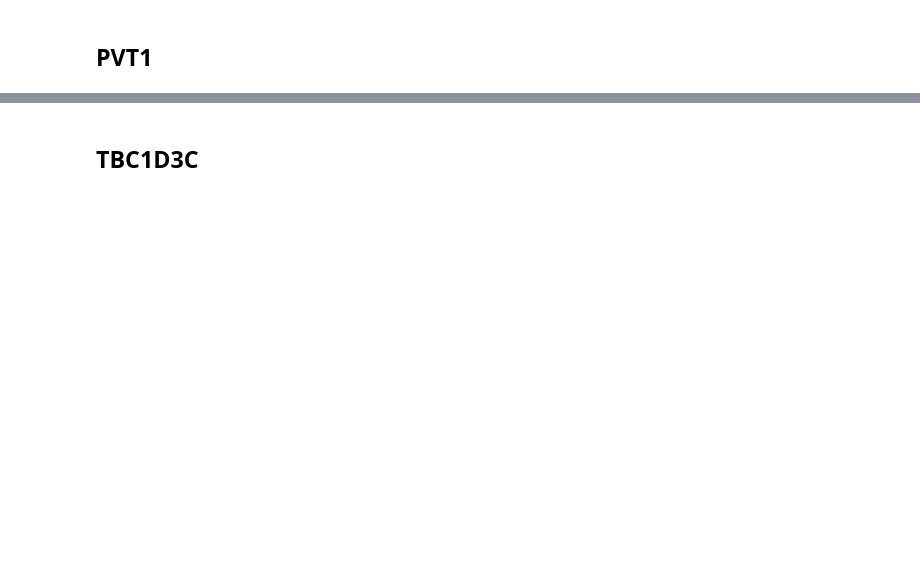
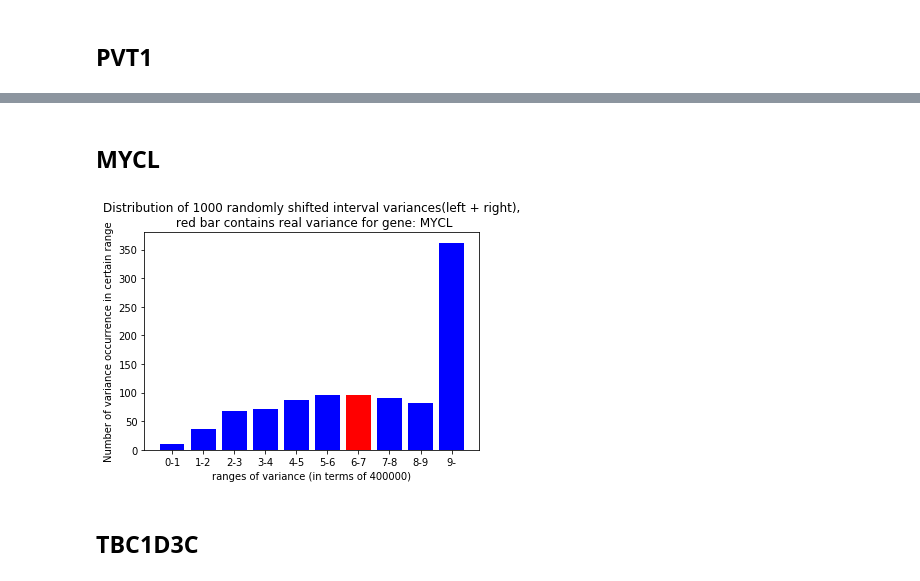
Before and after one commit to ShangqingGu/Analyze-ecDNA, a Jupyter notebook: Variance_analyser.ipynb, the cells around one changed output, grey strips where cells are left out. Cells and saved outputs as stored; diff of their text form; code cells hidden in the pictures; blank space fills up the shorter version.

```diff
--- a/Variance_analyser.ipynb
+++ b/Variance_analyser.ipynb
@@ -116,3 +116,9 @@ analyze_significance("PVT1", intervl_data, oncogene_data)
+# %% [markdown]
+## MYCL
+# %%
+analyze_significance("MYCL", intervl_data, oncogene_data, bin_size=400000)
+# %% [output]
+[figure, added]
 # %% [markdown]
 ## TBC1D3C
 # %%
```
Also changed, not shown: parts of 16 cells of this notebook.
